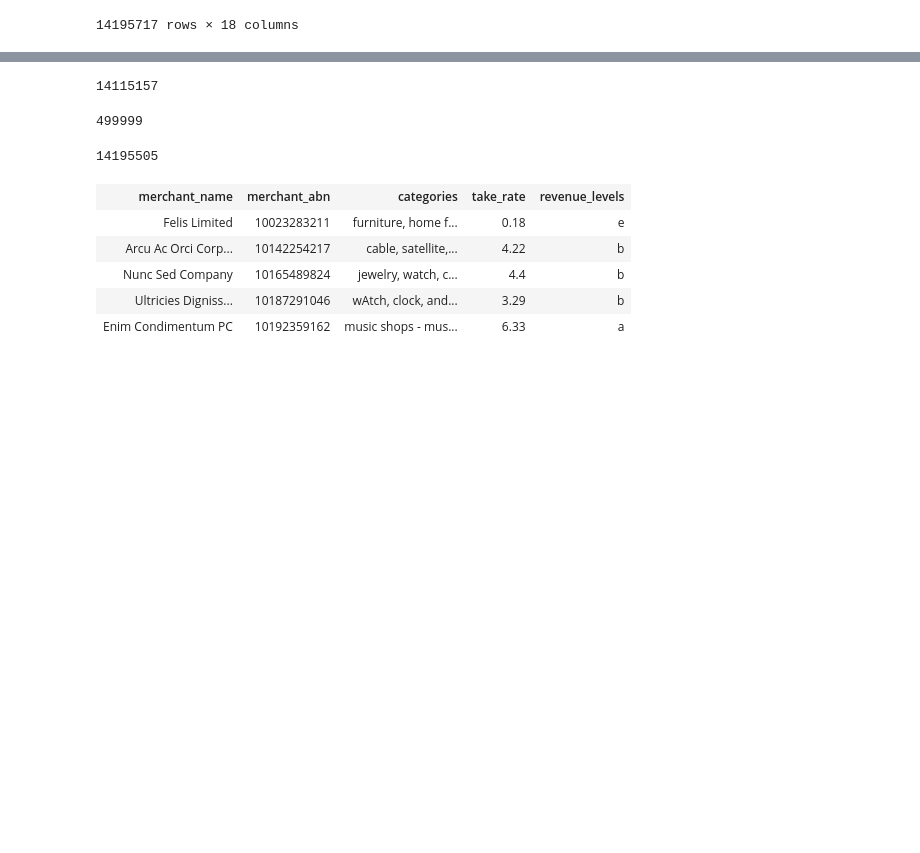
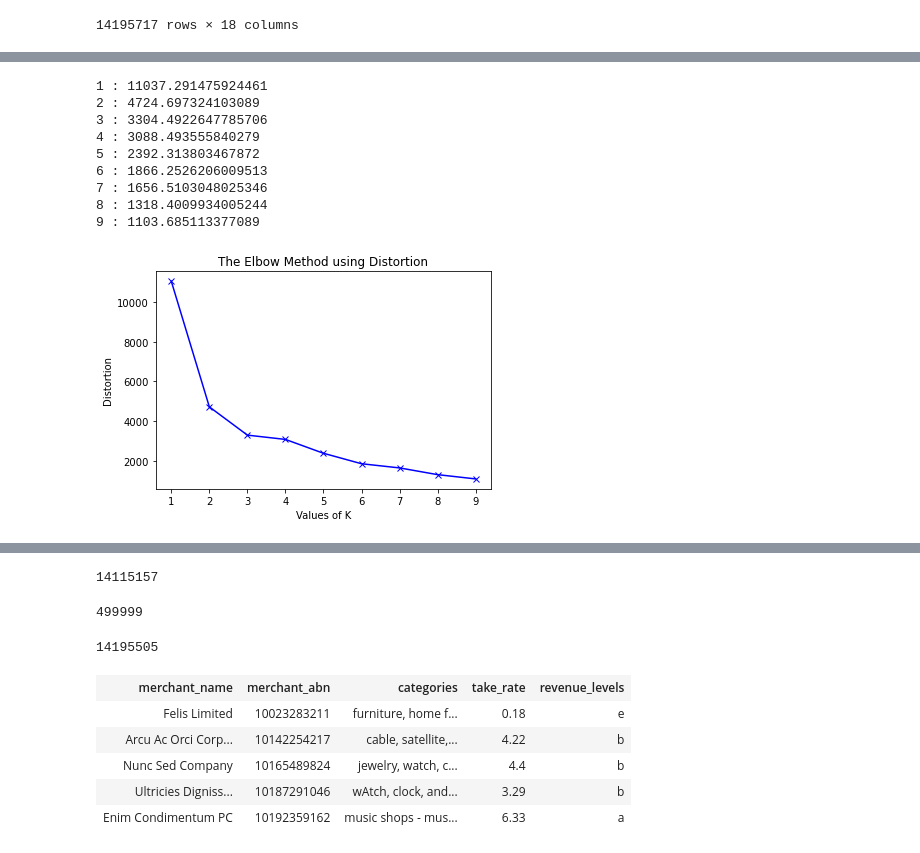
Before and after one commit to MAST30034-Applied-Data-Science/generic-buy-now-pay-later-project-group-10-bnpl, a Jupyter notebook: notebooks/Part4.ipynb, the cells around one changed output, grey strips where cells are left out. Saved outputs shown, nothing was run; the diff lists cells and outputs as text; code cells hidden in the pictures; blank space fills up the shorter version.

Commit message:
added clustering model

```diff
--- a/notebooks/Part4.ipynb
+++ b/notebooks/Part4.ipynb
@@ -180,0 +246,52 @@ fj_with_fraud = pd.read_parquet('../data/curated/fj_consumer_merchant_fraud.parq
+# %%
+# make a simple clustering model as a first step
+# https://www.geeksforgeeks.org/elbow-method-for-optimal-value-of-k-in-kmeans/
+# might be good to scale before
+
+from sklearn.cluster import KMeans
+from sklearn import metrics
+from scipy.spatial.distance import cdist
+import numpy as np
+import matplotlib.pyplot as plt
+
+distortions = []
+inertias = []
+mapping1 = {}
+mapping2 = {}
+K = range(1, 10)
+X = fj_fraud_prob.loc[:,["fraud_probability_consumer", "dollar_value"]].to_numpy()
+
+
+for k in K:
+
+    # Building and fitting the model
+    kmeanModel = KMeans(n_clusters=k)
+    kmeanModel.fit(X)
+
+    distortions.append(sum(np.min(cdist(X, kmeanModel.cluster_centers_,
+                                        'euclidean'), axis=1)) / X.shape[0])
+    inertias.append(kmeanModel.inertia_)
+
+    mapping1[k] = sum(np.min(cdist(X, kmeanModel.cluster_centers_,
+                                   'euclidean'), axis=1)) / X.shape[0]
+    mapping2[k] = kmeanModel.inertia_
+# %%
+for key, val in mapping1.items():
+    print(f'{key} : {val}')
+
+plt.plot(K, distortions, 'bx-')
+plt.xlabel('Values of K')
+plt.ylabel('Distortion')
+plt.title('The Elbow Method using Distortion')
+plt.show()
+# %% [output]
+1 : 11037.291475924461
+2 : 4724.697324103089
+3 : 3304.4922647785706
+4 : 3088.493555840279
+5 : 2392.313803467872
+6 : 1866.2526206009513
+7 : 1656.5103048025346
+8 : 1318.4009934005244
+9 : 1103.685113377089
+[figure, added]
```
Also changed, not shown: parts of 14 cells of this notebook.
